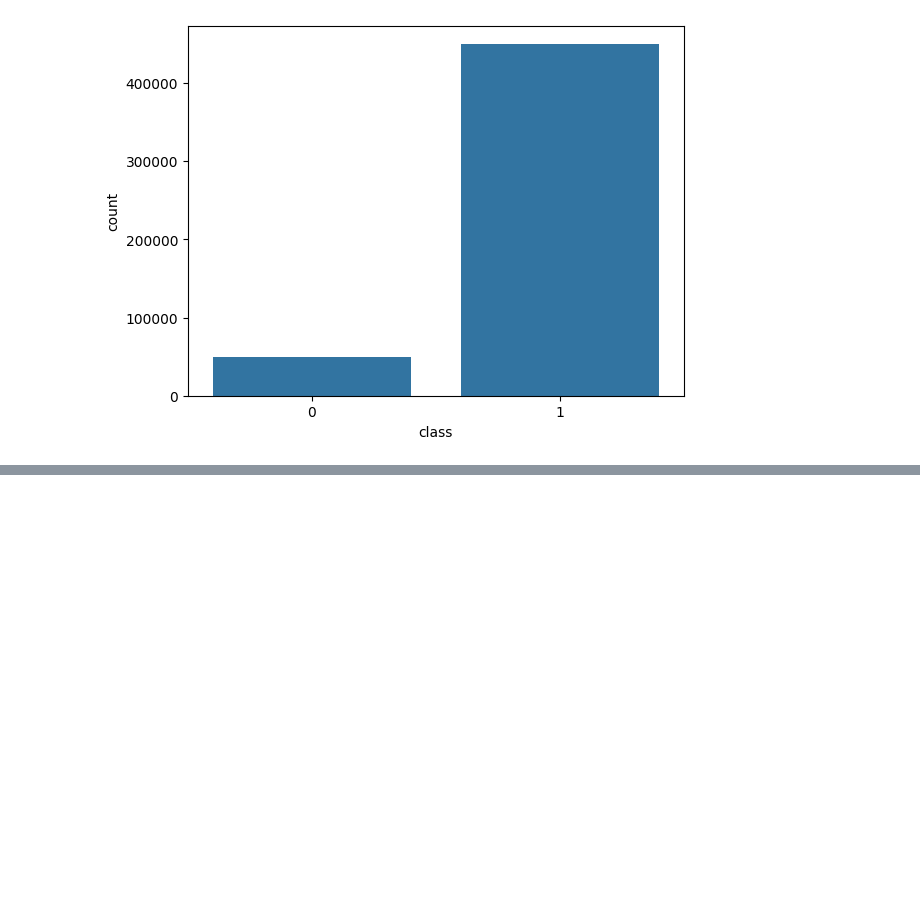
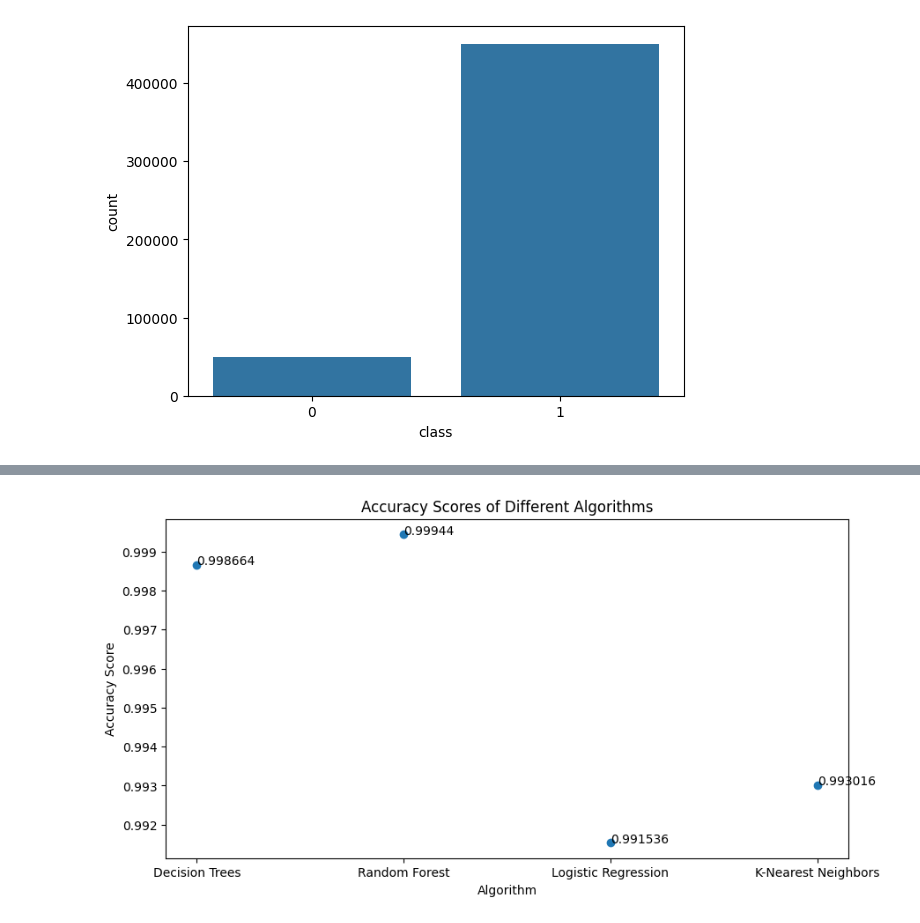
Before and after one commit to tomasvicente3/IART_ML_PDF_Analysis, a Jupyter notebook: main.ipynb, the cells around one changed output, grey strips where cells are left out. Drawn from its saved outputs; the diff is of its cells as text; code cells hidden in the pictures; blank space fills up the shorter version.

```diff
--- a/main.ipynb
+++ b/main.ipynb
@@ -115,0 +327,13 @@ accuracy
+# %%
+# Accuracy of Different Algorithms
+
+plt.figure(figsize=(10,5))
+plt.scatter(accuracy_scores.keys(), accuracy_scores.values())
+for algorithm, score in zip(accuracy_scores.keys() , accuracy_scores.values()):
+    plt.text(algorithm, score, str(round(score,6)))
+plt.xlabel('Algorithm')
+plt.ylabel('Accuracy Score')
+plt.title('Accuracy Scores of Different Algorithms')
+plt.show()
+# %% [output]
+[figure, added]
```
Also changed, not shown: parts of 21 cells of this notebook.
